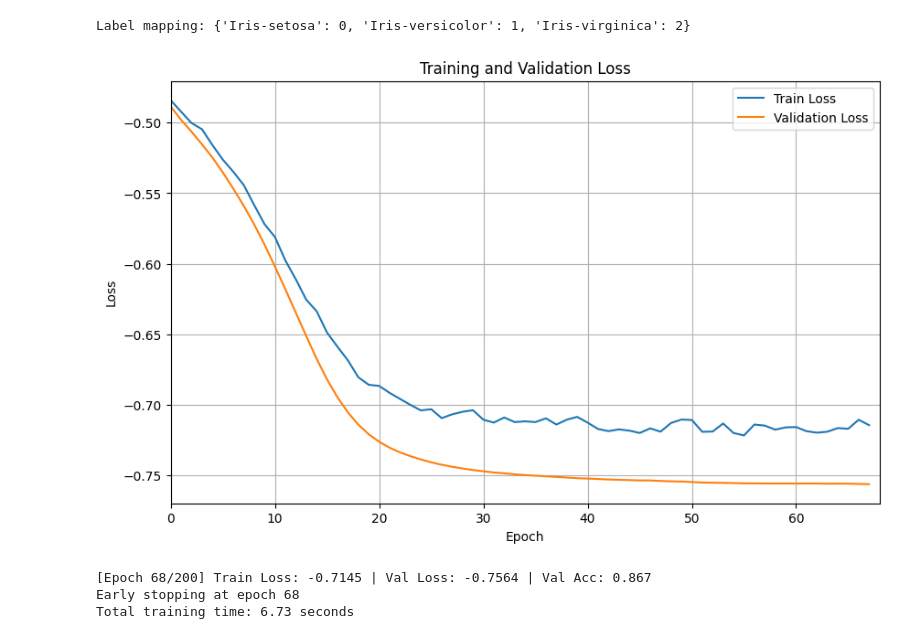
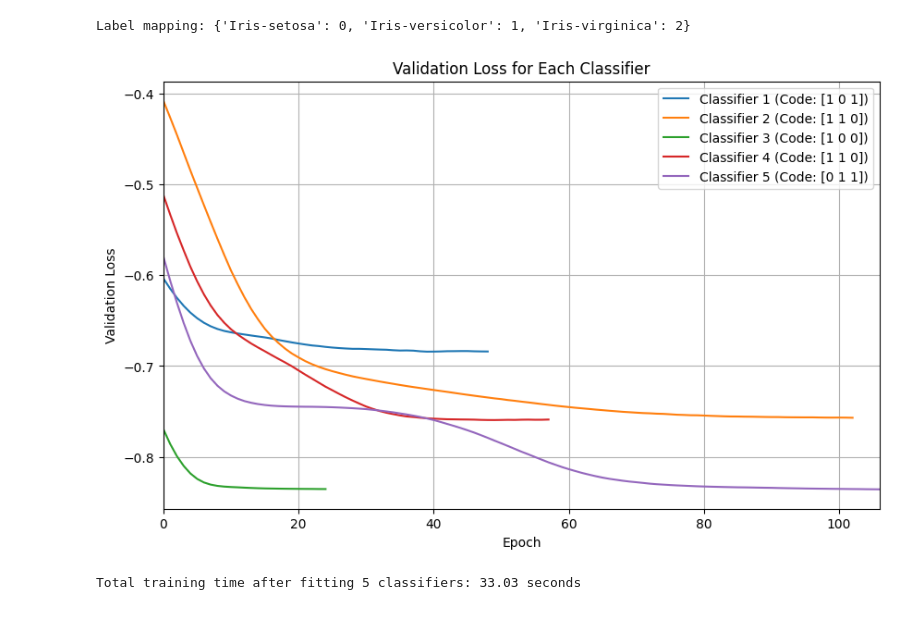
Before and after one commit to EdwardM222/QML-RP, a Jupyter notebook: thesis.ipynb, the cells around one changed output. Saved outputs shown, nothing was run; the diff lists cells and outputs as text; code cells hidden in the pictures.

Commit message:
intial ansatz and tests

```diff
--- a/thesis.ipynb
+++ b/thesis.ipynb
@@ -165,7 +171,7 @@ weighted avg       0.18      0.27      0.21       423
 # %%
 ecoc = build_ecoc_matrix(7, 14)
 
-final_preds = np.array([[0, 0, 0, 0, 0, 0, 0] for _ in range(len(y_test))])
+final_preds = np.array([[0] * ecoc.shape[1]] * len(y_test))
 for i, code in enumerate(ecoc):
     clf = SVC(kernel='rbf', class_weight='balanced')
     clf.fit(X_train_scaled, y_train.apply(lambda x: code[x]))
@@ -180,7 +186,7 @@ for i, code in enumerate(ecoc):
 
 final_preds = np.argmax(final_preds, axis=1)
 print("SVC Ensemble Classification Report:")
-print(classification_report(y_test, final_preds))
+print(classification_report(y_test, final_preds, zero_division=0))
 # %% [output]
 SVC Ensemble Classification Report:
               precision    recall  f1-score   support
@@ -445,6 +456,6 @@ testloader = DataLoader(TensorDataset(X_te, y_te), batch_size=32, shuffle=False)
 # %% [output]
 Label mapping: {'B': 0, 'M': 1}
 # %%
-model = VQC(qlayer)
+model = BinaryVQC(qlayer)
 model.fit(trainloader, testloader)
 # %% [output]
@@ -479,16 +482,21 @@ tensor([0, 0, 0, 0, 0, 0, 0, 1, 0, 0, 0, 0, 0, 1, 1, 0, 0, 1, 0, 0, 1, 0, 0, 0,
 # %% [markdown]
 ## Ensemble
 # %%
+from tabnanny import verbose
+
+from sympy import plot
+
+
 class QuECOC:
-    def __init__(self, circuits: list[qml.qnn.TorchLayer], n_classes: int):
+    def __init__(self, n_classes: int, n_learners: int = None, circuits: List[qml.qnn.TorchLayer] = None):
         self.n_classes = n_classes
+        self.n_learners = n_learners if n_learners else n_classes * 2
         self.circuits = circuits
-        self.ensemble_size = len(circuits)
 
-        self.ecoc = build_ecoc_matrix(self.n_classes, self.ensemble_size)
+        self.ecoc = build_ecoc_matrix(self.n_classes, self.n_learners)
         self.classifiers = []
 
-    def fit(self, X: MatrixLike, y: ArrayLike, X_test: MatrixLike = None, y_test: ArrayLike = None, **fit_params):
+    def fit(self, X: MatrixLike, y: ArrayLike, X_test: MatrixLike = None, y_test: ArrayLike = None, plot: bool = False, verbose: bool = False, **fit_params):
         X_tr = torch.tensor(X, dtype=torch.float32).to(DEVICE)
 
         if X_test is not None:
@@ -508,8 +516,26 @@ class QuECOC:
             trainloader = DataLoader(TensorDataset(X_tr, y_tr), batch_size=32, shuffle=True)
 
             clf = BinaryVQC(qlayer=circuit)
-            clf.fit(trainloader, testloader, **fit_params)
+            clf.fit(trainloader, testloader, title_prefix=f"Classifier {i + 1}/{self.n_learners}: ", plot=plot, verbose=verbose, **fit_params)
+            # clf.report = classification_report(y_test.apply(lambda x: code[x]) if y_test is not None else y_train, clf.predict(X_te), zero_division=0)
+
             self.classifiers.append(clf)
+
+        if plot:
+            clear_output(wait=True)
+            plt.figure(figsize=(10, 6))
+            for j, clf in enumerate(self.classifiers):
+                plt.plot(clf.val_losses, label=f"Classifier {j + 1} (Code: {self.ecoc[j]})")
+            plt.xlabel("Epoch")
+            plt.ylabel("Validation Loss")
+            plt.title("Validation Loss for Each Classifier")
+            plt.xlim(0, max(1, max(len(clf.val_losses) for clf in self.classifiers) - 1))
+            plt.legend()
+            plt.grid(True)
+            plt.show()
+
+        if verbose:
+            print(f"Total training time after fitting {self.n_learners} classifiers: {sum(clf.training_time for clf in self.classifiers):.2f} seconds")
 
     def predict(self, X: MatrixLike) -> np.ndarray:
         with torch.no_grad():
@@ -536,7 +562,7 @@ class QuECOC:
                     final_preds[j][self.ecoc[i] == 0] += pred[0].item()
                     final_preds[j][self.ecoc[i] == 1] += pred[1].item()
 
-            return np.array(final_preds) / self.ensemble_size
+            return np.array(final_preds) / self.n_learners
 
     def score(self, X, y):
         preds = self.predict(X)
@@ -563,14 +589,12 @@ X_test_scaled = scaler.transform(X_test)
 # %% [output]
 Label mapping: {'Iris-setosa': 0, 'Iris-versicolor': 1, 'Iris-virginica': 2}
 # %%
-circuits = [qml.qnn.TorchLayer(circuit, weight_shapes=weight_shapes) for _ in range(14)]
-ens = QuECOC(circuits, n_classes=len(label_names))
+circuits = [qml.qnn.TorchLayer(circuit, weight_shapes=weight_shapes) for _ in range(5)]
+ens = QuECOC(circuits=circuits, n_classes=len(label_names))
 ens.fit(X_train_scaled, y_train, X_test_scaled, y_test, epochs=200)
 # %% [output]
-[figure, old version]
+[figure, new version]
-[Epoch 68/200] Train Loss: -0.7145 | Val Loss: -0.7564 | Val Acc: 0.867
-Early stopping at epoch 68
-Total training time: 6.73 seconds
+Total training time after fitting 5 classifiers: 33.03 seconds
 # %%
 train_score = ens.score(X_train_scaled, y_train)
 
```
Also changed, not shown: parts of 14 cells of this notebook.
